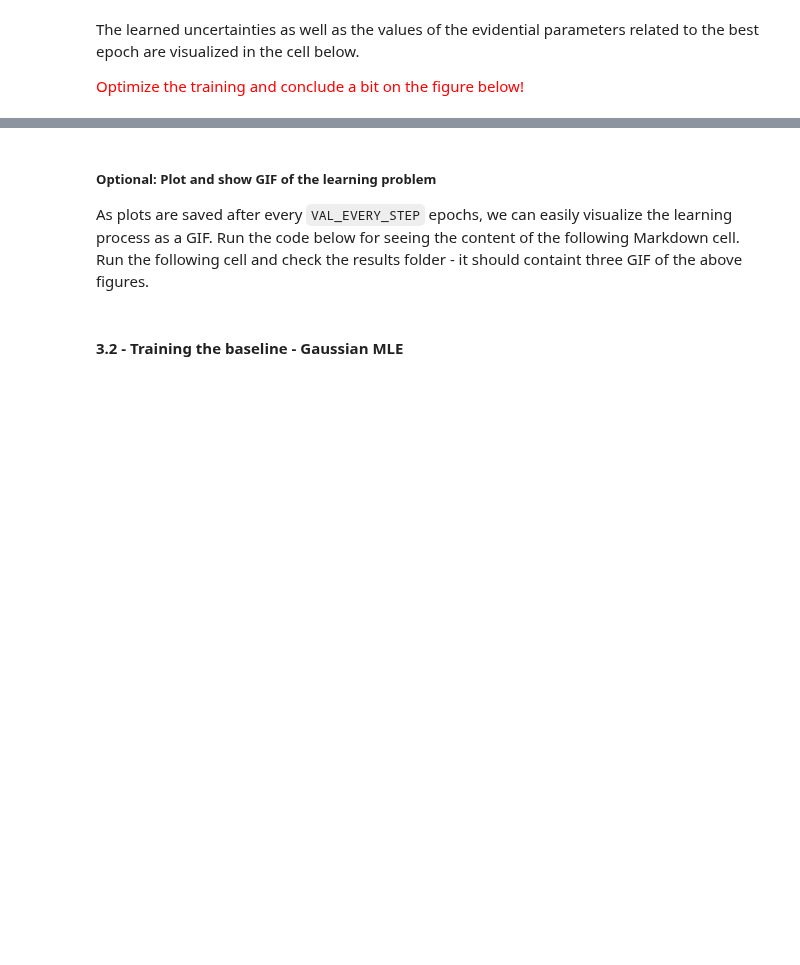
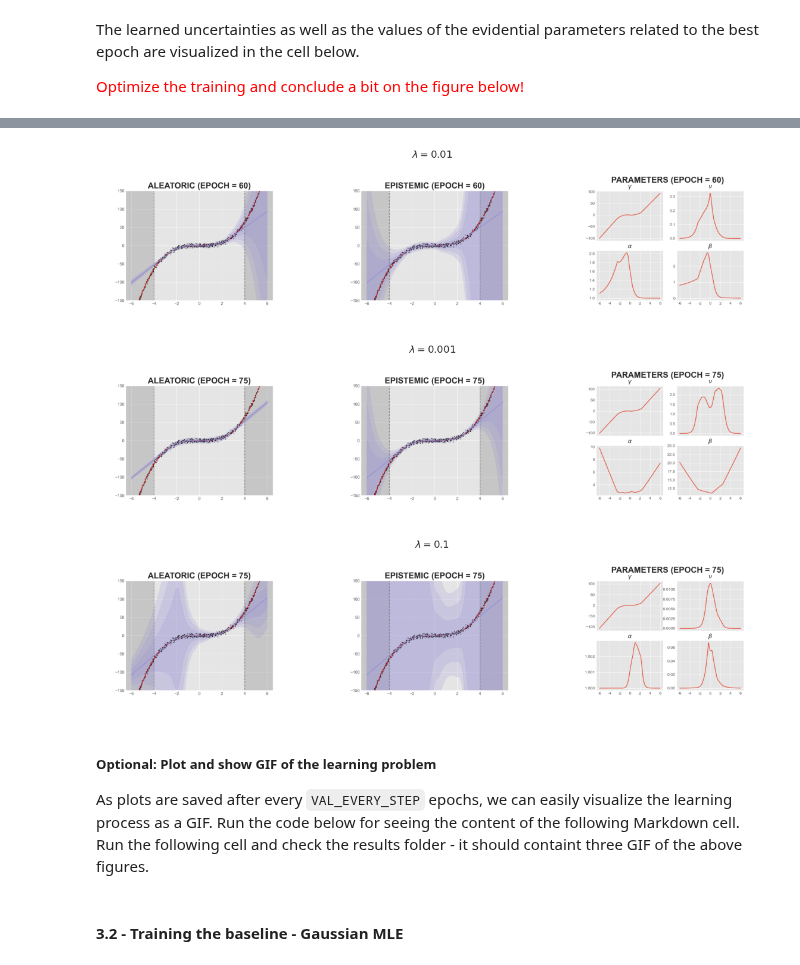
Before and after one commit to albertkjoller/uq-gnn, a Jupyter notebook: explainer_notebook.ipynb, the cells around one changed output, grey strips where cells are left out. Cells and saved outputs as stored; diff of their text form; code cells hidden in the pictures; blank space fills up the shorter version.

```diff
--- a/explainer_notebook.ipynb
+++ b/explainer_notebook.ipynb
@@ -502,3 +503,11 @@ visualize_best_epoch(f"{EXPERIMENT_NAME}-{EXPERIMENT_VERSION}", best_epoch=65, m
+# %%
+for lambda_, best_epoch in best_epochs.items():
+    EXPERIMENT_VERSION = f"lambda{lambda_}"
+    visualize_best_epoch(f"{EXPERIMENT_NAME}-{EXPERIMENT_VERSION}", best_epoch=best_epoch, model_type='EVIDENTIAL', title=f'$\lambda = {lambda_}$')
+# %% [output]
+[figure, added]
+[figure, added]
+[figure, added]
 # %% [markdown]
 ##### Optional: Plot and show GIF of the learning problem
 
```
Also changed, not shown: parts of 17 cells of this notebook, 6 other files.
